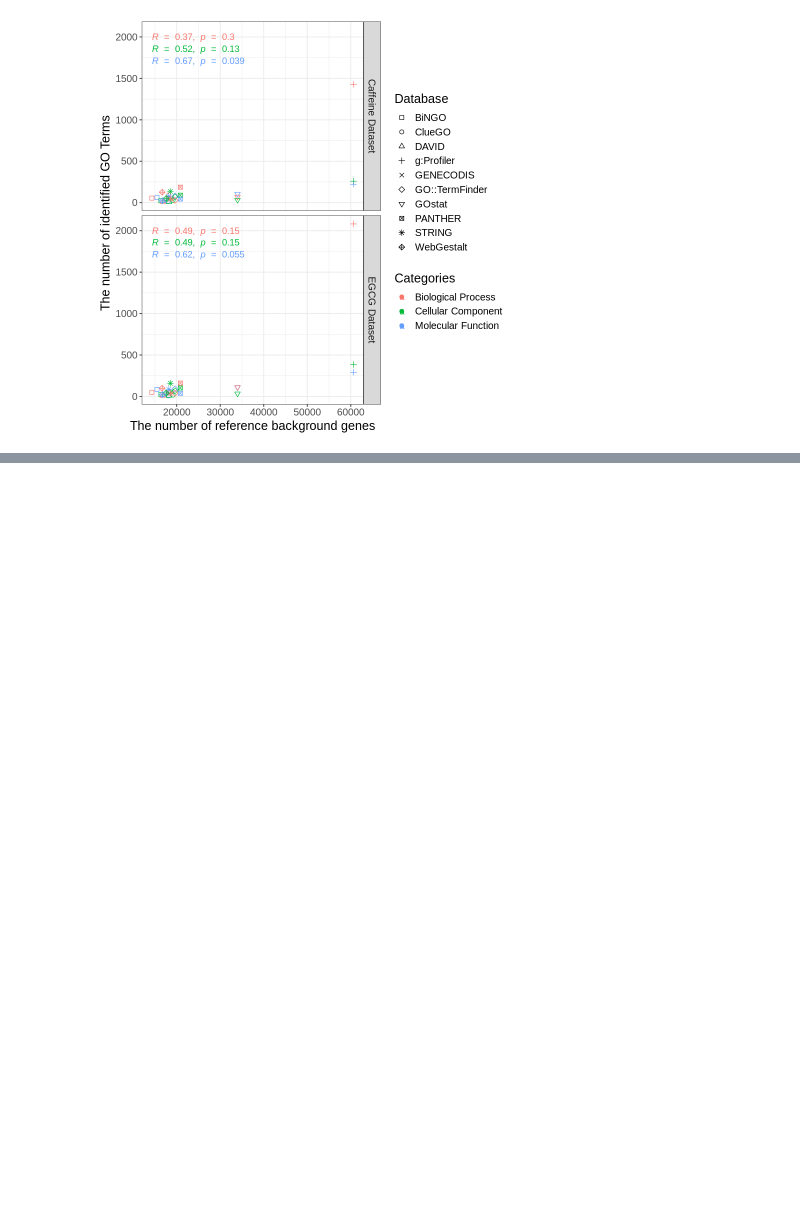
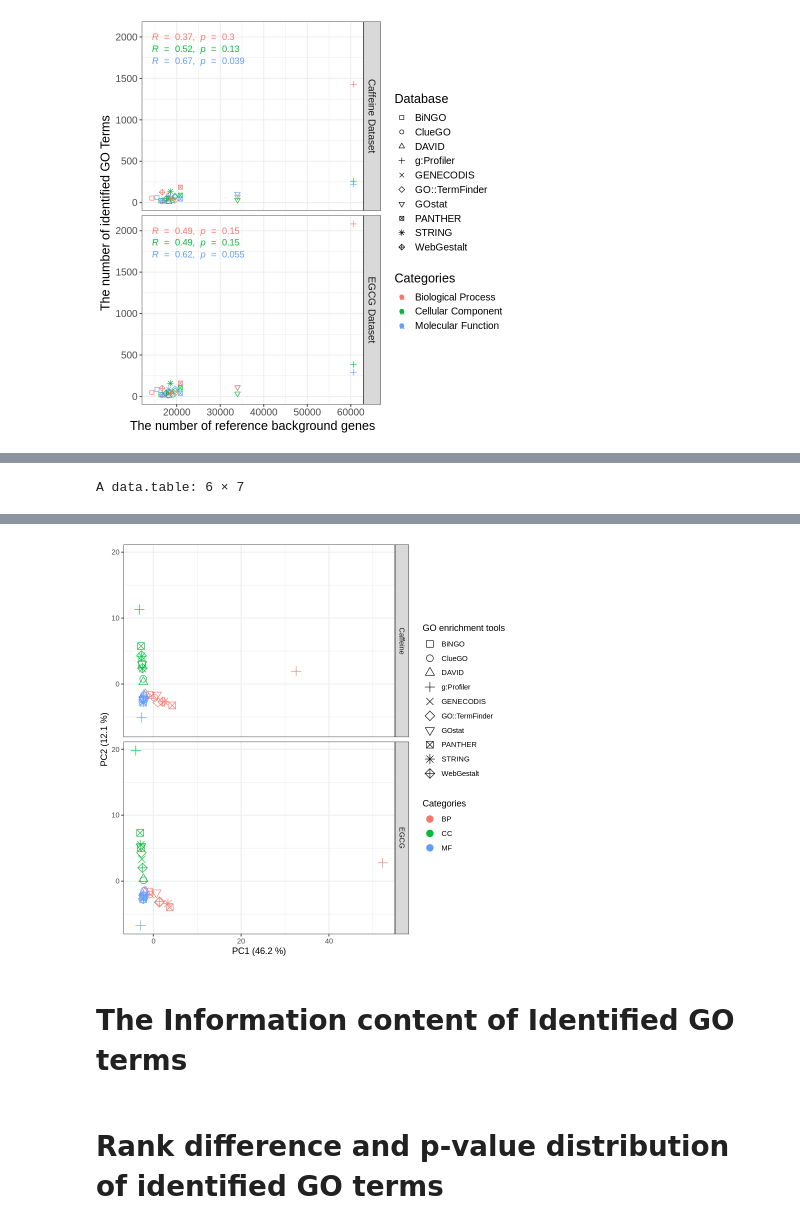
Before and after one commit to kittisaktaoma/GO-tools-comparsion, a Jupyter notebook: GO_tools_Comparison.ipynb, the cells around one changed output, grey strips where cells are left out. Saved outputs shown, nothing was run; the diff lists cells and outputs as text; code cells hidden in the pictures; blank space fills up the shorter version.

```diff
--- a/GO_tools_Comparison.ipynb
+++ b/GO_tools_Comparison.ipynb
@@ -737,0 +756,25 @@ ggplot(c.df,aes(back,CNT,color=Categories)) +
+# %%
+pca_new <- fread("https://raw.githubusercontent.com/kittisaktaoma/GO-tools-comparsion/master/res/Enrichment_01.txt") %>% dplyr::select(-Genes) %>% unique() %>% filter(.,FDR < 0.05) %>% filter(.,Enrichment == "All (Up vs. Down)") %>% setnames("Group","Dataset")
+head(pca_new)
+pca_new_02 <- table(pca_new$Database,pca_new$GOID,pca_new$Dataset,pca_new$Type) %>% as.data.frame()
+pca_new_03 <- reshape(pca_new_02, idvar = c("Var1","Var3","Var4"), timevar = "Var2", direction = "wide")
+pca_new_04 <- pca_new_03[,-c(1,2,3)]
+
+res.pca <- prcomp(pca_new_04)
+#fviz_eig(res.pca,addlabels = TRUE)
+
+ind <- res.pca$x %>% as.data.frame()
+final_pca <- cbind(pca_new_03[,c(1:3)],ind) %>% setnames(c("Var1","Var3","Var4"),
+                                                         c("GO enrichment tools","Datasets","Categories")) %>% as.data.frame()
+
+
+ggplot(final_pca, aes(x=PC1, y=PC2,
+                      shape = `GO enrichment tools`,
+                      color=Categories)) +
+  geom_point(size = 3.5) +
+  theme_classic(base_size = 12)   +
+  theme_bw() + xlab("PC1 (46.2 %)") +ylab("PC2 (12.1 %)") +
+  scale_shape_manual(values=seq(0,15)) +
+  facet_grid(vars(Datasets))
+# %% [output]
+A data.table: 6 × 7
@@ -737,0 +789,5 @@ ggplot(c.df,aes(back,CNT,color=Categories)) +
+[figure, added]
+# %% [markdown]
+# **The Information content of Identified GO terms**
+# %% [markdown]
+# **Rank difference and p-value distribution of identified GO terms**
```
Also changed, not shown: parts of 18 cells of this notebook.
